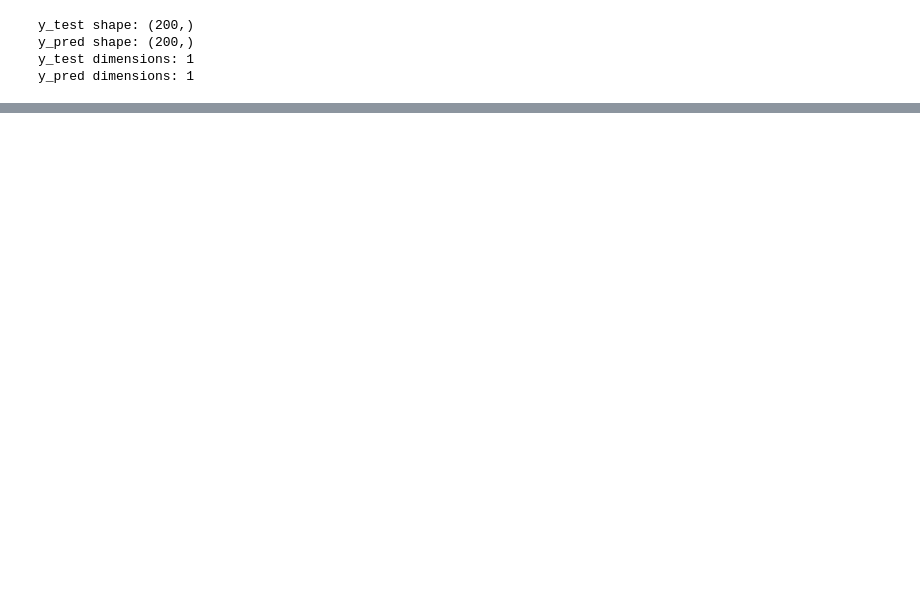
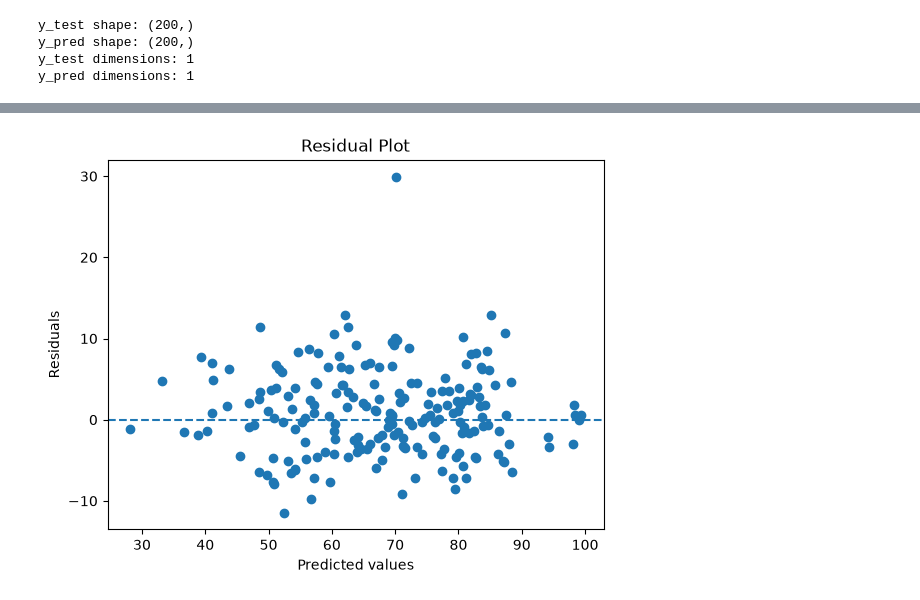
Before and after one commit to AreebaAkram/AI, a Jupyter notebook: LinearReg.ipynb, the cells around one changed output, grey strips where cells are left out. Cells and saved outputs as stored; diff of their text form; code cells hidden in the pictures; blank space fills up the shorter version.

```diff
--- a/LinearReg.ipynb
+++ b/LinearReg.ipynb
@@ -173,0 +248,15 @@ print(results.head())
+# %%
+residuals = y_test - y_pred # difference in predictions
+
+plt.scatter(y_pred, residuals) #plot the difference in predictions form actual value, against the predicted value
+# good model -> when values are close to zero
+
+plt.axhline(y=0, linestyle="--")
+
+plt.xlabel("Predicted values")
+plt.ylabel("Residuals")
+plt.title("Residual Plot")
+
+plt.show()
+# %% [output]
+[figure, added]
```
Also changed, not shown: parts of 26 cells of this notebook, 1 other file.
